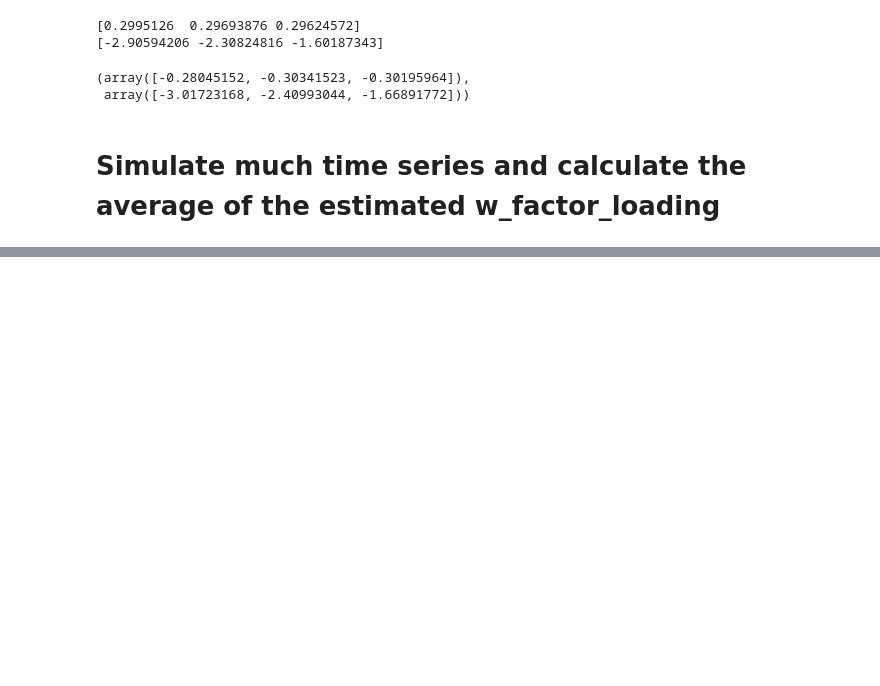
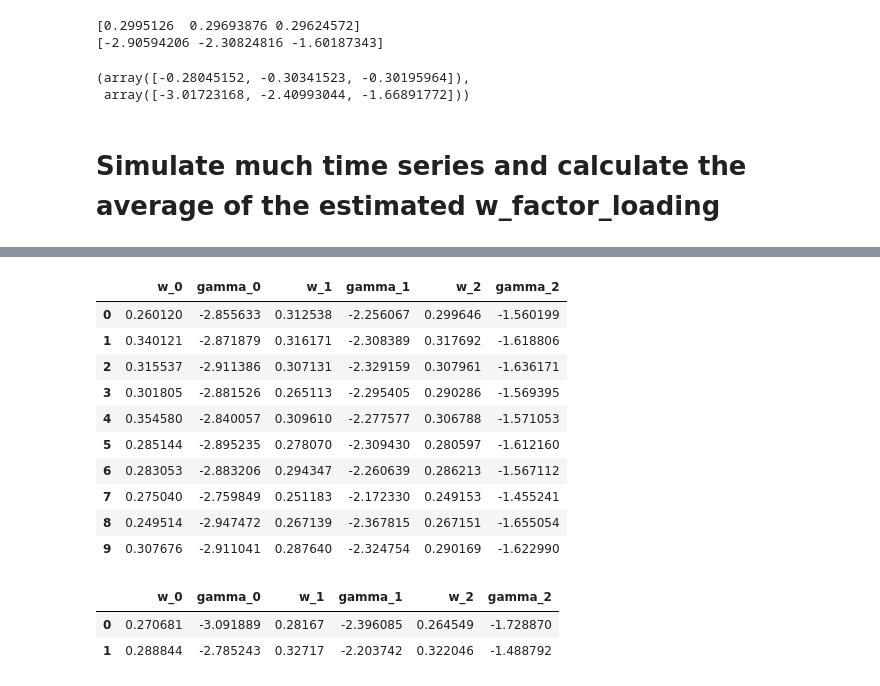
Before and after one commit to PeterKiss18/VasicekPDModel, a Jupyter notebook: MM_parameter_estimation.ipynb, the cells around one changed output, grey strips where cells are left out. Cells and saved outputs as stored; diff of their text form; code cells hidden in the pictures; blank space fills up the shorter version.

```diff
--- a/MM_parameter_estimation.ipynb
+++ b/MM_parameter_estimation.ipynb
@@ -318 +318,19 @@ w_2    0.301415
 dtype: float64
+# %%
+from src.ML_estimation import gen_data_and_mle_new
+
+params_MLE_df = gen_data_and_mle_new(time_points, num_of_obligors_list, factor_loading_list, gamma_list, sims = 10)
+# %%
+params_MLE_df
+# %% [output]
+|  | w_0 | gamma_0 | w_1 | gamma_1 | w_2 | gamma_2 |
+| 0 | 0.260120 | -2.855633 | 0.312538 | -2.256067 | 0.299646 | -1.560199 |
+| 1 | 0.340121 | -2.871879 | 0.316171 | -2.308389 | 0.317692 | -1.618806 |
+| 2 | 0.315537 | -2.911386 | 0.307131 | -2.329159 | 0.307961 | -1.636171 |
+| 3 | 0.301805 | -2.881526 | 0.265113 | -2.295405 | 0.290286 | -1.569395 |
+| 4 | 0.354580 | -2.840057 | 0.309610 | -2.277577 | 0.306788 | -1.571053 |
+| 5 | 0.285144 | -2.895235 | 0.278070 | -2.309430 | 0.280597 | -1.612160 |
+| 6 | 0.283053 | -2.883206 | 0.294347 | -2.260639 | 0.286213 | -1.567112 |
+| 7 | 0.275040 | -2.759849 | 0.251183 | -2.172330 | 0.249153 | -1.455241 |
+| 8 | 0.249514 | -2.947472 | 0.267139 | -2.367815 | 0.267151 | -1.655054 |
+| 9 | 0.307676 | -2.911041 | 0.287640 | -2.324754 | 0.290169 | -1.622990 |
@@ -318,0 +354,6 @@ dtype: float64
+# %%
+params_df
+# %% [output]
+|  | w_0 | gamma_0 | w_1 | gamma_1 | w_2 | gamma_2 |
+| 0 | 0.270681 | -3.091889 | 0.28167 | -2.396085 | 0.264549 | -1.728870 |
+| 1 | 0.288844 | -2.785243 | 0.32717 | -2.203742 | 0.322046 | -1.488792 |
```
Also changed, not shown: parts of 5 cells of this notebook, 1 other file.
